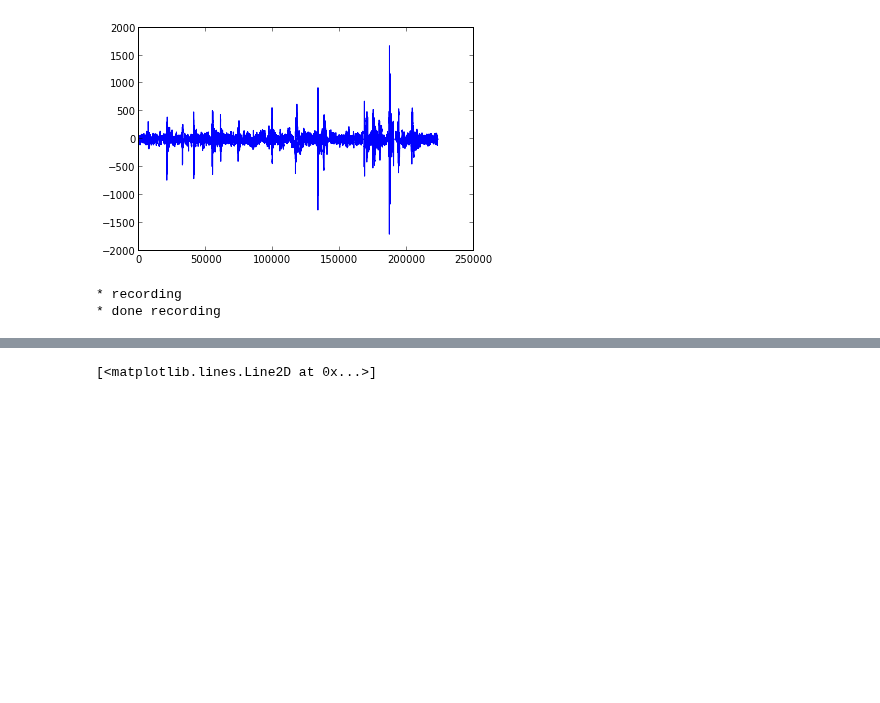
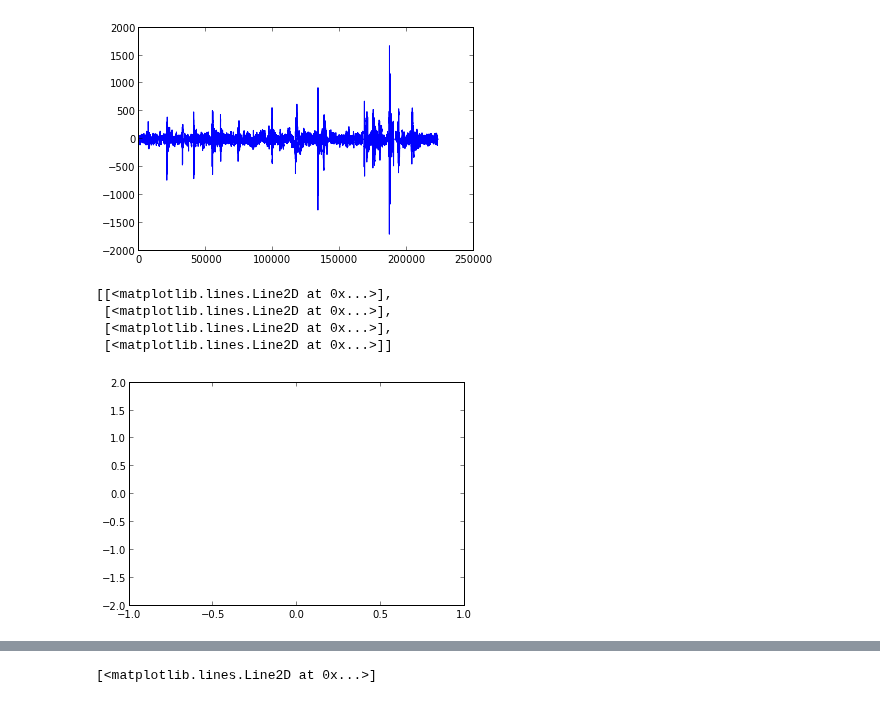
Before and after one commit to flowersteam/explauto, a Jupyter notebook: notebook/musical_arm_2.ipynb, the cells around one changed output, grey strips where cells are left out. Cells and saved outputs as stored; diff of their text form; code cells hidden in the pictures; blank space fills up the shorter version.

```diff
--- a/notebook/musical_arm_2.ipynb
+++ b/notebook/musical_arm_2.ipynb
@@ -46,54 +53,3 @@ plot(r.get_data())
 Populating the interactive namespace from numpy and matplotlib
 [<matplotlib.lines.Line2D at 0x...>]
 [figure]
-# %%
-"""
-PyAudio example: Record a few seconds of audio and save to a WAVE
-file.
-"""
-
-import pyaudio
-import wave
-import sys
-
-CHUNK = 1024
-FORMAT = pyaudio.paInt16
-CHANNELS = 2
-RATE = 44100
-RECORD_SECONDS = 5
-WAVE_OUTPUT_FILENAME = "output.wav"
-
-if sys.platform == 'darwin':
-    CHANNELS = 1
-
-p = pyaudio.PyAudio()
-
-stream = p.open(format=FORMAT,
-                channels=CHANNELS,
-                rate=RATE,
-                input=True,
-                frames_per_buffer=CHUNK)
-
-print("* recording")
-
-frames = []
-
-for i in range(0, int(RATE / CHUNK * RECORD_SECONDS)):
-    data = stream.read(CHUNK)
-    frames.append(data)
-
-print("* done recording")
-
-stream.stop_stream()
-stream.close()
-p.terminate()
-
-wf = wave.open(WAVE_OUTPUT_FILENAME, 'wb')
-wf.setnchannels(CHANNELS)
-wf.setsampwidth(p.get_sample_size(FORMAT))
-wf.setframerate(RATE)
-wf.writeframes(b''.join(frames))
-wf.close()
-# %% [output]
-* recording
-* done recording
@@ -101,0 +56,15 @@ from librosa import load
+# %%
+from mpl_toolkits.mplot3d import Axes3D
+fig = figure()
+ax = fig.add_subplot(111)
+r = array([[-1,-2],[1,2]])
+import itertools
+[ax.plot(*zip(s1, s2), color="b") for s1, s2 in list(itertools.combinations(itertools.product(*zip(*r)), 2)) if (array(s1) == array(s2)).sum() == len(s1) - 1]
+#    if norm(s1 -s2) <= max_len_edge:
+#        ax.plot(*zip(s1, s2), color="b")
+# %% [output]
+[[<matplotlib.lines.Line2D at 0x...>],
+ [<matplotlib.lines.Line2D at 0x...>],
+ [<matplotlib.lines.Line2D at 0x...>],
+ [<matplotlib.lines.Line2D at 0x...>]]
+[figure, added]
```
Also changed, not shown: parts of 6 cells of this notebook, 2 other files.
